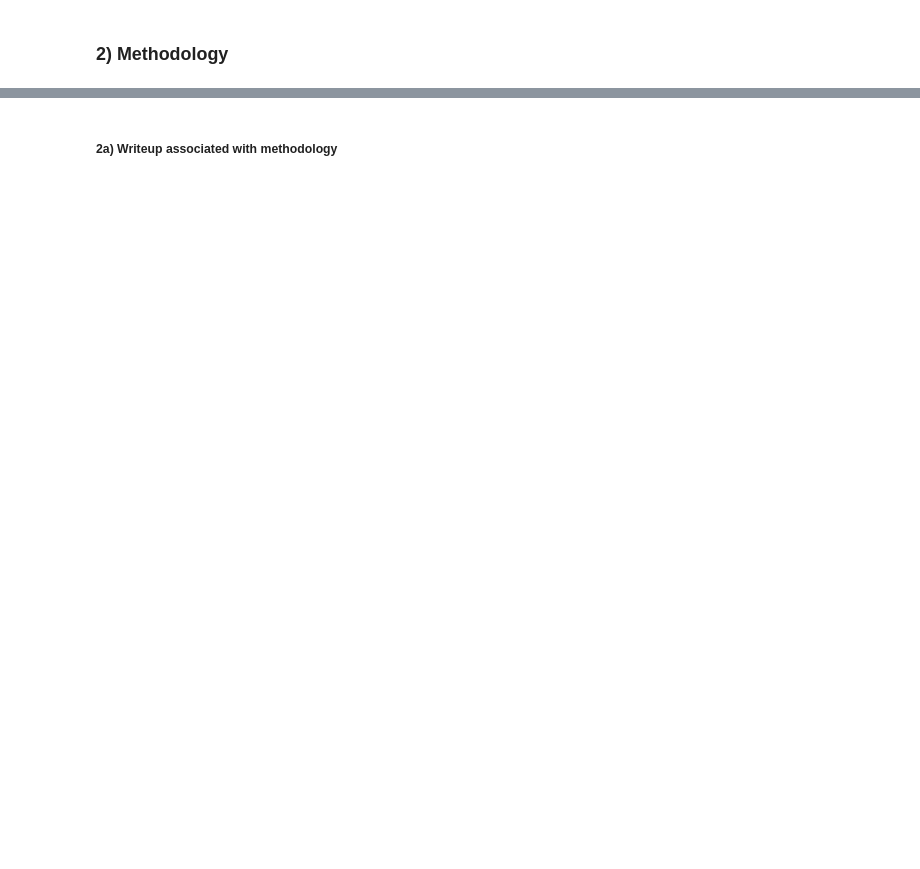
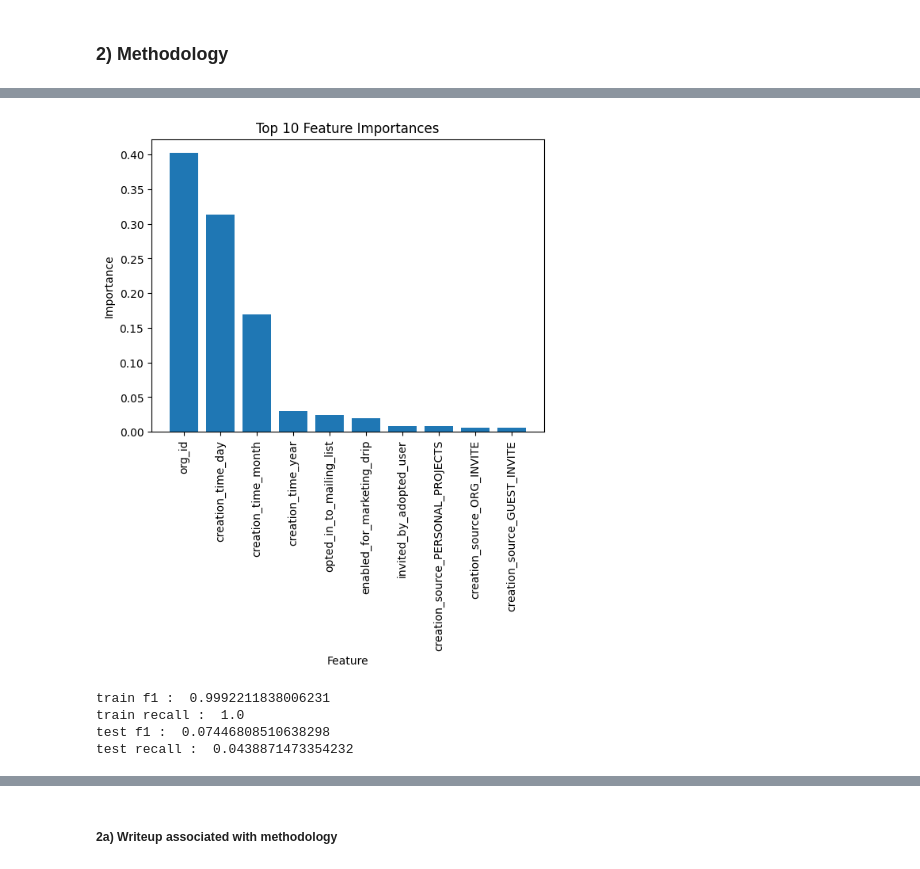
Before and after one commit to SalaheddineAD/user-adoption-analysis, a Jupyter notebook: notebooks/notebook.ipynb, the cells around one changed output, grey strips where cells are left out. Saved outputs shown, nothing was run; the diff lists cells and outputs as text; code cells hidden in the pictures; blank space fills up the shorter version.

Commit message:
create the random forest model and feature importance

```diff
--- a/notebooks/notebook.ipynb
+++ b/notebooks/notebook.ipynb
@@ -81,0 +165,69 @@ for feature, importance in zip(X.columns, importances):
+# %%
+users = pd.get_dummies(users, columns=['creation_source'])
+# %%
+from sklearn.ensemble import RandomForestClassifier
+from sklearn.model_selection import train_test_split
+from sklearn.metrics import make_scorer, f1_score
+from sklearn.model_selection import cross_val_score
+
+shuffled_df = users.sample(frac=2, random_state=42)
+
+# define features and target variable
+X = shuffled_df[['creation_source_GUEST_INVITE', 'creation_source_ORG_INVITE', 'creation_source_PERSONAL_PROJECTS', 'creation_source_SIGNUP',
+       'creation_source_SIGNUP_GOOGLE_AUTH', 'opted_in_to_mailing_list', 'enabled_for_marketing_drip', 'org_id', 'invited_by_user',
+       "invited_by_adopted_user", 'creation_time_year', 'creation_time_month', 'creation_time_day']]
+y = shuffled_df['adopted_user']
+
+# split data into training and testing sets
+X_train, X_test, y_train, y_test = train_test_split(X, y, test_size=0.2, random_state=42)
+
+# train random forest classifier
+class_weights = {0: 1, 1: 9}
+rf = RandomForestClassifier(n_estimators=100, random_state=42, class_weight=class_weights)
+rf.fit(X_train, y_train)
+
+f1_scorer = make_scorer(f1_score)
+f1_scores = cross_val_score(rf, X_train, y_train, cv=5, scoring=f1_scorer)
+
+# get feature importances
+importances = rf.feature_importances_
+# %%
+import matplotlib.pyplot as plt
+
+# Sort features by importance
+feature_names = X.columns
+sorted_idx = importances.argsort()[::-1]
+
+# Plot the top N features
+top_n = 10  # Change this to the desired number of top features to plot
+plt.bar(range(top_n), importances[sorted_idx][:top_n], align="center")
+plt.xticks(range(top_n), feature_names[sorted_idx][:top_n], rotation=90)
+plt.xlabel("Feature")
+plt.ylabel("Importance")
+plt.title("Top {} Feature Importances".format(top_n))
+plt.show()
+# %% [output]
+[figure, added]
+# %%
+from sklearn.metrics import accuracy_score, f1_score, recall_score
+
+# Make predictions on the test set
+y_pred = rf.predict(X_train)
+
+f1 = f1_score(y_train, y_pred)
+print("train f1 : ",f1)
+recall = recall_score (y_train, y_pred)
+print("train recall : ",recall)
+
+# Make predictions on the test set
+y_pred = rf.predict(X_test)
+
+f1 = f1_score(y_test, y_pred)
+print("test f1 : ",f1)
+recall = recall_score (y_test, y_pred)
+print("test recall : ",recall)
+# %% [output]
+train f1 :  0.9992211838006231
+train recall :  1.0
+test f1 :  0.07446808510638298
+test recall :  0.0438871473354232
```
Also changed, not shown: parts of 15 cells of this notebook.
